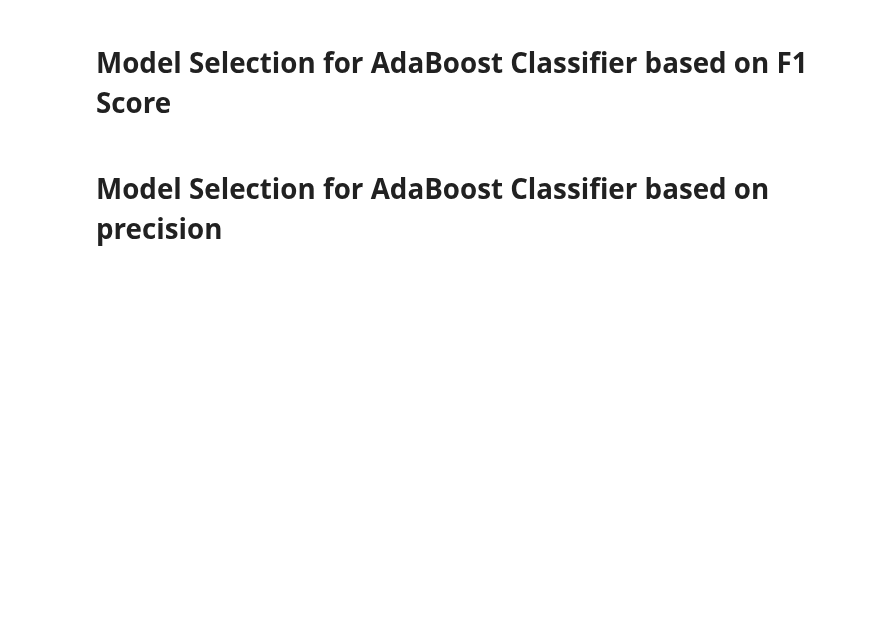
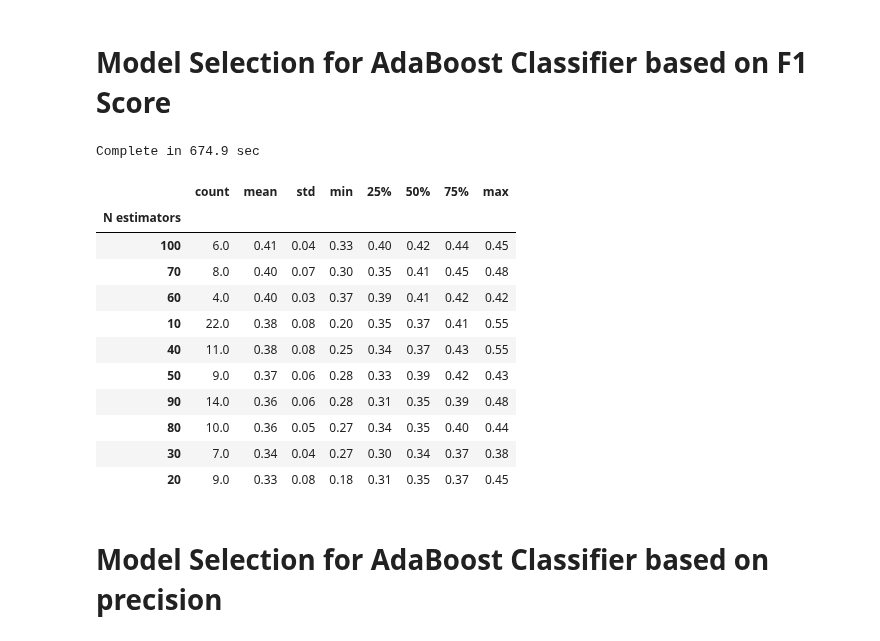
Before and after one commit to lmarkely/enron_fraud, a Jupyter notebook: Enron_fraud.ipynb, the cells around one changed output. Cells and saved outputs as stored; diff of their text form; code cells hidden in the pictures; blank space fills up the shorter version.

```diff
--- a/Enron_fraud.ipynb
+++ b/Enron_fraud.ipynb
@@ -837,28 +845,42 @@ display(best_params_df)
 # %%
 from IPython.core.display import display
 from time import time
-n_reps = 3
+n_reps = 100
 best_params = []
 
 t0 = time()
 clf_ada = AdaBoostClassifier(random_state=42)
 pipe_ada = Pipeline([['sc',StandardScaler()],
                      ['clf',clf_ada]])
 params_ada = {'clf__n_estimators':np.arange(1,11)*10}
 for rep in np.arange(n_reps):
     k_fold = StratifiedKFold(n_splits=5,shuffle=True,random_state=rep)
     gs_ada_cv = GridSearchCV(estimator=pipe_ada,param_grid=params_ada,cv=k_fold,scoring='f1')
     gs_ada_cv = gs_ada_cv.fit(X,y)
     best_param = gs_ada_cv.best_params_
     best_param.update({'Best Score': gs_ada_cv.best_score_})
     best_params.append(best_param)
 print 'Complete in %.1f sec' %(time()-t0)
 #DataFrame summarizing average of best scores, frequency for each best parameter value
 best_params_df = pd.DataFrame(best_params)
 best_params_df = best_params_df.rename(columns={'clf__n_estimators':'N estimators'})
 best_params_df = best_params_df.groupby('N estimators')['Best Score'].describe()
 best_params_df = np.round(best_params_df,decimals=2).sort_values(['mean','count'],axis=0,ascending=[False,False])
 display(best_params_df)
+# %% [output]
+Complete in 674.9 sec
+|  | count | mean | std | min | 25% | 50% | 75% | max |
+| N estimators |  |  |  |  |  |  |  |  |
+| 100 | 6.0 | 0.41 | 0.04 | 0.33 | 0.40 | 0.42 | 0.44 | 0.45 |
+| 70 | 8.0 | 0.40 | 0.07 | 0.30 | 0.35 | 0.41 | 0.45 | 0.48 |
+| 60 | 4.0 | 0.40 | 0.03 | 0.37 | 0.39 | 0.41 | 0.42 | 0.42 |
+| 10 | 22.0 | 0.38 | 0.08 | 0.20 | 0.35 | 0.37 | 0.41 | 0.55 |
+| 40 | 11.0 | 0.38 | 0.08 | 0.25 | 0.34 | 0.37 | 0.43 | 0.55 |
+| 50 | 9.0 | 0.37 | 0.06 | 0.28 | 0.33 | 0.39 | 0.42 | 0.43 |
+| 90 | 14.0 | 0.36 | 0.06 | 0.28 | 0.31 | 0.35 | 0.39 | 0.48 |
+| 80 | 10.0 | 0.36 | 0.05 | 0.27 | 0.34 | 0.35 | 0.40 | 0.44 |
+| 30 | 7.0 | 0.34 | 0.04 | 0.27 | 0.30 | 0.34 | 0.37 | 0.38 |
+| 20 | 9.0 | 0.33 | 0.08 | 0.18 | 0.31 | 0.35 | 0.37 | 0.45 |
 # %% [markdown]
 #  Model Selection for AdaBoost Classifier  based on precision
 # %%
```
Also changed, not shown: parts of 3 cells of this notebook.
